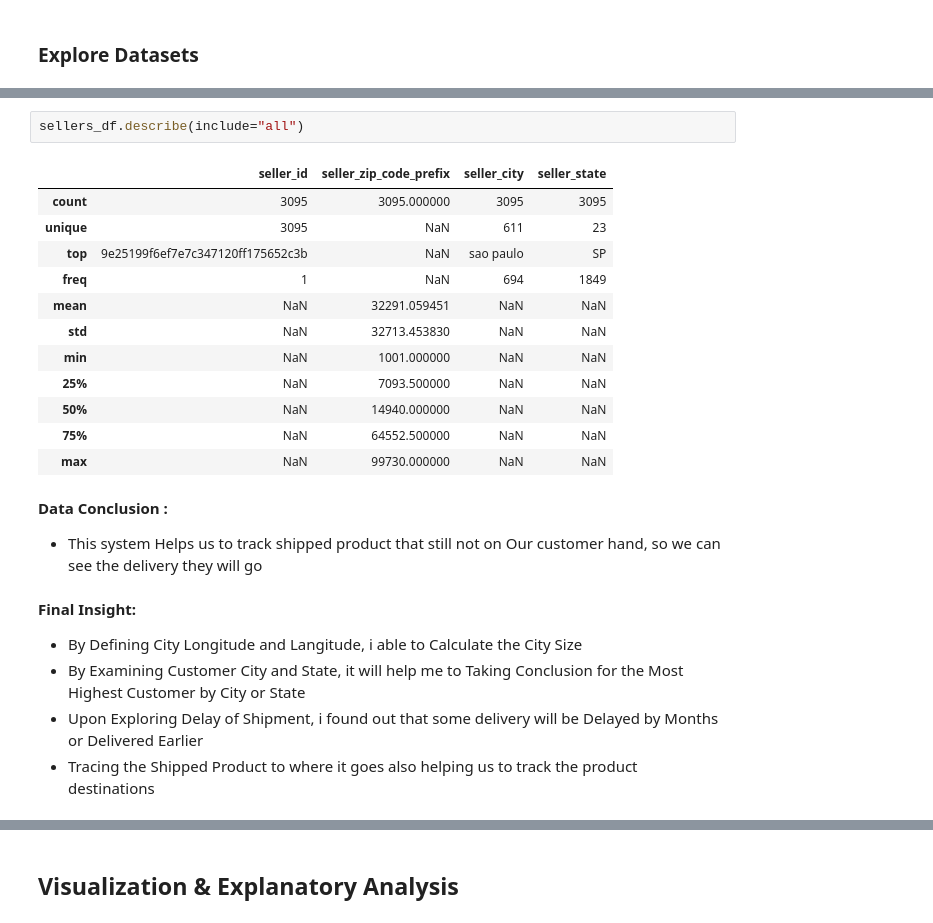
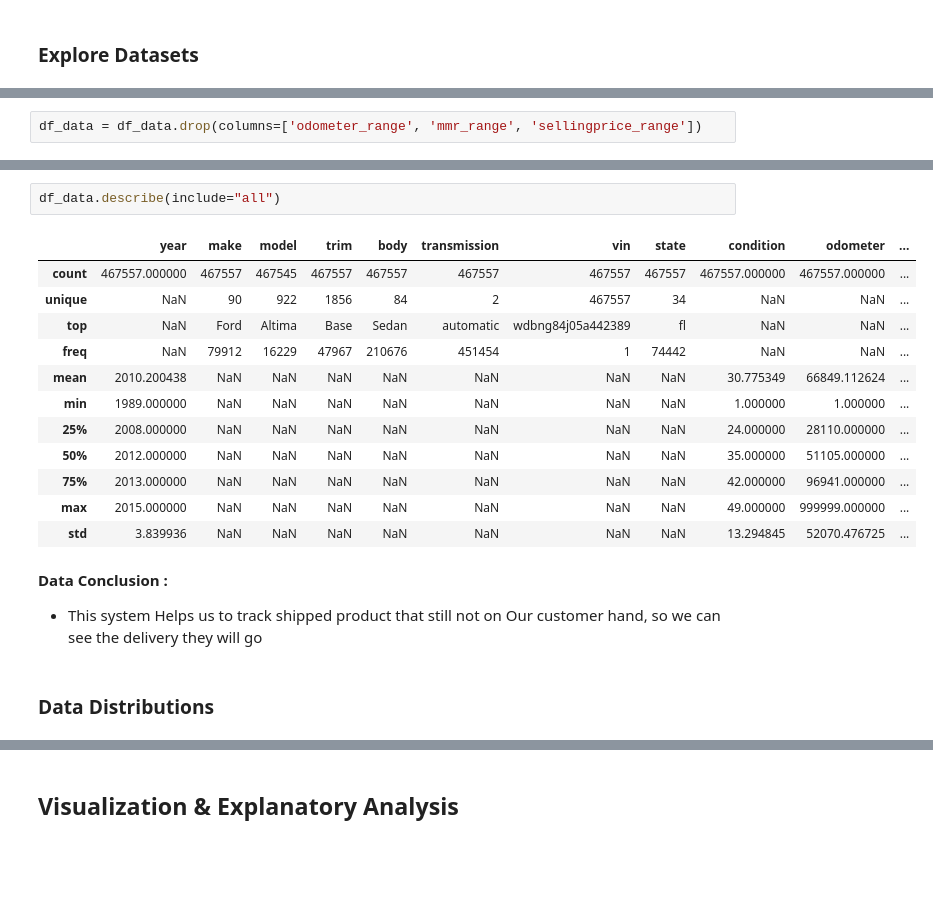
Before and after one commit to Bayhaqieee/GDG_ML_Learning, a Jupyter notebook: Hands_on_DataAnalysis_.ipynb, the cells around one changed output, grey strips where cells are left out. Cells and saved outputs as stored; diff of their text form; blank space fills up the shorter version.

```diff
--- a/Hands_on_DataAnalysis_.ipynb
+++ b/Hands_on_DataAnalysis_.ipynb
@@ -2263,0 +2294,2 @@ df_data.head()
+# %%
+df_data = df_data.drop(columns=['odometer_range', 'mmr_range', 'sellingprice_range'])
@@ -2264,24 +2316,20 @@ df_data.head()
 # %%
-sellers_df.describe(include="all")
+df_data.describe(include="all")
 # %% [output]
-|  | seller_id | seller_zip_code_prefix | seller_city | seller_state |
-| count | 3095 | 3095.000000 | 3095 | 3095 |
-| unique | 3095 | NaN | 611 | 23 |
-| top | 9e25199f6ef7e7c347120ff175652c3b | NaN | sao paulo | SP |
-| freq | 1 | NaN | 694 | 1849 |
-| mean | NaN | 32291.059451 | NaN | NaN |
-| std | NaN | 32713.453830 | NaN | NaN |
-| min | NaN | 1001.000000 | NaN | NaN |
-| 25% | NaN | 7093.500000 | NaN | NaN |
-| 50% | NaN | 14940.000000 | NaN | NaN |
-| 75% | NaN | 64552.500000 | NaN | NaN |
-| max | NaN | 99730.000000 | NaN | NaN |
+|  | year | make | model | trim | body | transmission | vin | state | condition | odometer | ... |
+| count | 467557.000000 | 467557 | 467545 | 467557 | 467557 | 467557 | 467557 | 467557 | 467557.000000 | 467557.000000 | ... |
+| unique | NaN | 90 | 922 | 1856 | 84 | 2 | 467557 | 34 | NaN | NaN | ... |
+| top | NaN | Ford | Altima | Base | Sedan | automatic | wdbng84j05a442389 | fl | NaN | NaN | ... |
+| freq | NaN | 79912 | 16229 | 47967 | 210676 | 451454 | 1 | 74442 | NaN | NaN | ... |
+| mean | 2010.200438 | NaN | NaN | NaN | NaN | NaN | NaN | NaN | 30.775349 | 66849.112624 | ... |
+| min | 1989.000000 | NaN | NaN | NaN | NaN | NaN | NaN | NaN | 1.000000 | 1.000000 | ... |
+| 25% | 2008.000000 | NaN | NaN | NaN | NaN | NaN | NaN | NaN | 24.000000 | 28110.000000 | ... |
+| 50% | 2012.000000 | NaN | NaN | NaN | NaN | NaN | NaN | NaN | 35.000000 | 51105.000000 | ... |
+| 75% | 2013.000000 | NaN | NaN | NaN | NaN | NaN | NaN | NaN | 42.000000 | 96941.000000 | ... |
+| max | 2015.000000 | NaN | NaN | NaN | NaN | NaN | NaN | NaN | 49.000000 | 999999.000000 | ... |
+| std | 3.839936 | NaN | NaN | NaN | NaN | NaN | NaN | NaN | 13.294845 | 52070.476725 | ... |
 # %% [markdown]
 **Data Conclusion :**
 - This system Helps us to track shipped product that still not on Our customer hand, so we can see the delivery they will go
-# %% [markdown]
-**Final Insight:**
-- By Defining City Longitude and Langitude, i able to Calculate the City Size
-- By Examining Customer City and State, it will help me to Taking Conclusion for the Most Highest Customer by City or State
-- Upon Exploring Delay of Shipment, i found out that some delivery will be Delayed by Months or Delivered Earlier
-- Tracing the Shipped Product to where it goes also helping us to track the product destinations
+# %% [markdown]
+### Data Distributions
```
Also changed, not shown: parts of 34 cells of this notebook.
